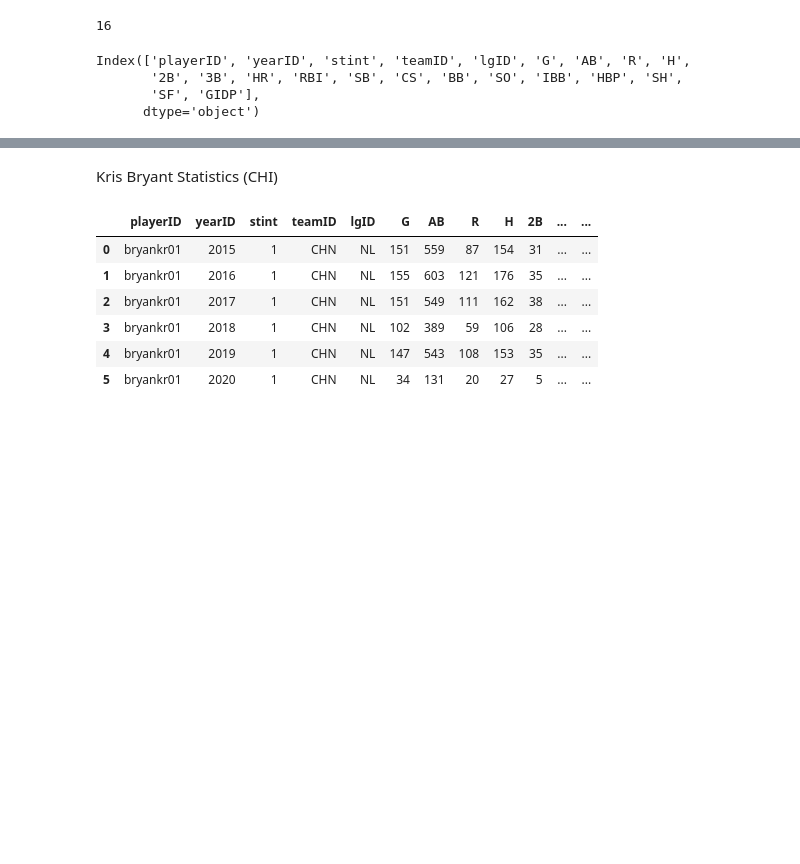
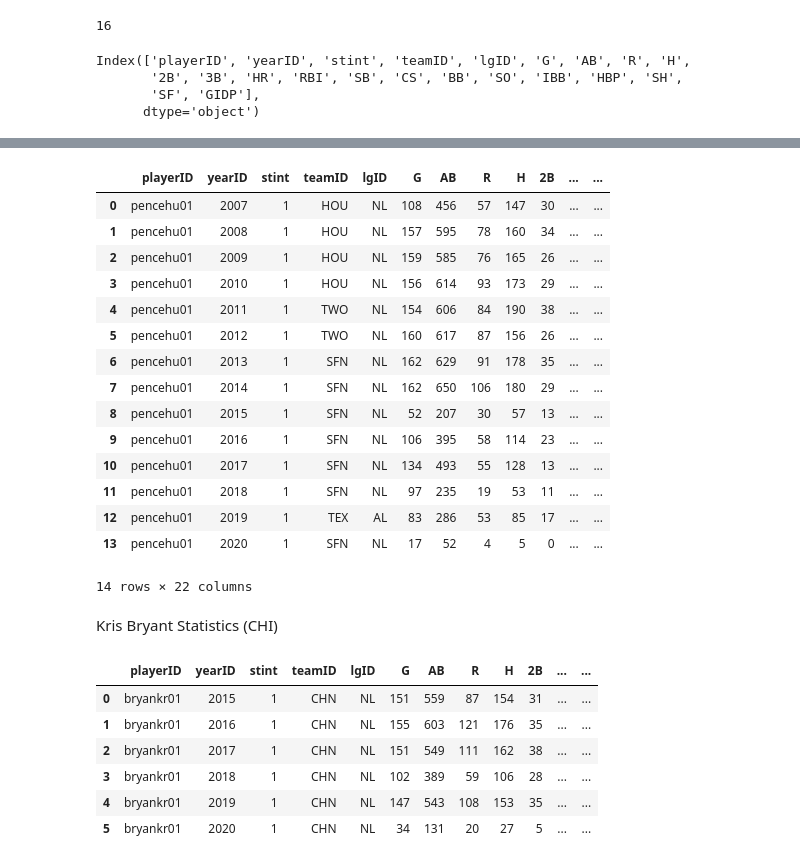
Before and after one commit to matthewjchin/baseballstats, a Jupyter notebook: Slug_Datavis.ipynb, the cells around one changed output, grey strips where cells are left out. Saved outputs shown, nothing was run; the diff lists cells and outputs as text; code cells hidden in the pictures; blank space fills up the shorter version.

Commit message:
cleaned HP data

```diff
--- a/Slug_Datavis.ipynb
+++ b/Slug_Datavis.ipynb
@@ -195,5 +159,5 @@ Name: yearID, dtype: bool
 # %%
-penceh_arr = pencehu_stats.H.to_numpy()
+penceh_arr = pencehu_stats.to_numpy()
 len(penceh_arr)
 # penceh_arr
 # %% [output]
@@ -219,0 +184,24 @@ newpencehu_stats = [None]*14
+# %%
+newpencehu_stats = [None] * 14
+# newpencehu_stats
+newpencehu_stats[0] = penceh_arr[0] # 2007
+newpencehu_stats[1] = penceh_arr[1] # 2008
+newpencehu_stats[2] = penceh_arr[2] # 2009
+newpencehu_stats[3] = penceh_arr[3] # 2010
+
+newpencehu_stats[4] = np.array(['pencehu01', 2011, 1, 'TWO', 'NL', 154, 606, 84, 190, 38, 5, 22,
+        97.0, 8.0, 2.0, 56, 124.0, 3.0, 1.0, 0.0, 5.0, 15.0], dtype=object) # 2011
+newpencehu_stats[5] = np.array(['pencehu01', 2012, 1, 'TWO', 'NL', 160, 617, 87, 156, 26, 4, 24,
+        104.0, 5.0, 2.0, 56, 145.0, 2.0, 7.0, 1.0, 7.0, 14.0], dtype=object) # 2012
+
+newpencehu_stats[6] = penceh_arr[8] # 2013
+newpencehu_stats[7] = penceh_arr[9] # 2014
+newpencehu_stats[8] = penceh_arr[10] # 2015
+newpencehu_stats[9] = penceh_arr[11] # 2016
+newpencehu_stats[10] = penceh_arr[12] # 2017
+newpencehu_stats[11] = penceh_arr[13] # 2018
+newpencehu_stats[12] = penceh_arr[14] # 2019
+newpencehu_stats[13] = penceh_arr[15] # 2020
+
+newpencehu_stats
+# print(newpencehu_stats)
@@ -220,3 +226,31 @@ newpencehu_stats = [None]*14
+# %%
+# HP data cleaned as dataframe
+newhpdf = pd.DataFrame(columns=['playerID', 'yearID', 'stint', 'teamID', 'lgID', 'G', 'AB', 'R', 'H',
+       '2B', '3B', 'HR', 'RBI', 'SB', 'CS', 'BB', 'SO', 'IBB', 'HBP', 'SH', 'SF', 'GIDP'])
+counter = 0
+
+for a in newpencehu_stats:
+    newhpdf.loc[counter] = newpencehu_stats[counter]
+    counter += 1
+
+newhpdf
+# %% [output]
+|  | playerID | yearID | stint | teamID | lgID | G | AB | R | H | 2B | ... | ... |
+| 0 | pencehu01 | 2007 | 1 | HOU | NL | 108 | 456 | 57 | 147 | 30 | ... | ... |
+| 1 | pencehu01 | 2008 | 1 | HOU | NL | 157 | 595 | 78 | 160 | 34 | ... | ... |
+| 2 | pencehu01 | 2009 | 1 | HOU | NL | 159 | 585 | 76 | 165 | 26 | ... | ... |
+| 3 | pencehu01 | 2010 | 1 | HOU | NL | 156 | 614 | 93 | 173 | 29 | ... | ... |
+| 4 | pencehu01 | 2011 | 1 | TWO | NL | 154 | 606 | 84 | 190 | 38 | ... | ... |
+| 5 | pencehu01 | 2012 | 1 | TWO | NL | 160 | 617 | 87 | 156 | 26 | ... | ... |
+| 6 | pencehu01 | 2013 | 1 | SFN | NL | 162 | 629 | 91 | 178 | 35 | ... | ... |
+| 7 | pencehu01 | 2014 | 1 | SFN | NL | 162 | 650 | 106 | 180 | 29 | ... | ... |
+| 8 | pencehu01 | 2015 | 1 | SFN | NL | 52 | 207 | 30 | 57 | 13 | ... | ... |
+| 9 | pencehu01 | 2016 | 1 | SFN | NL | 106 | 395 | 58 | 114 | 23 | ... | ... |
+| 10 | pencehu01 | 2017 | 1 | SFN | NL | 134 | 493 | 55 | 128 | 13 | ... | ... |
+| 11 | pencehu01 | 2018 | 1 | SFN | NL | 97 | 235 | 19 | 53 | 11 | ... | ... |
+| 12 | pencehu01 | 2019 | 1 | TEX | AL | 83 | 286 | 53 | 85 | 17 | ... | ... |
+| 13 | pencehu01 | 2020 | 1 | SFN | NL | 17 | 52 | 4 | 5 | 0 | ... | ... |
+14 rows × 22 columns
 # %% [markdown]
 Kris Bryant Statistics (CHI)
 # %%
```
Also changed, not shown: parts of 6 cells of this notebook.
